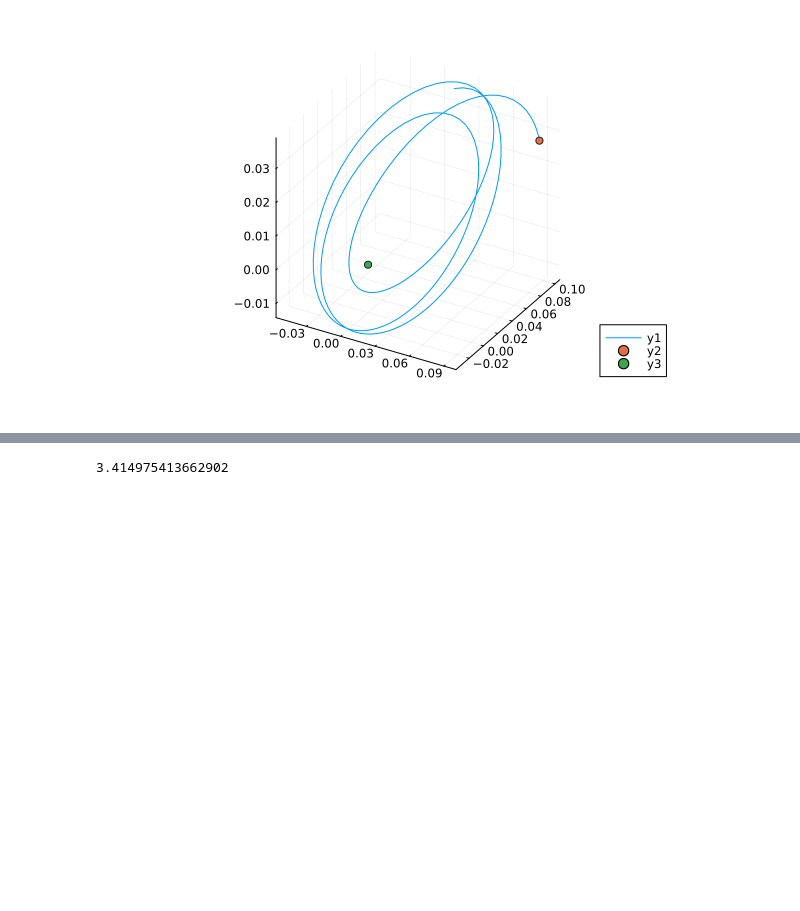
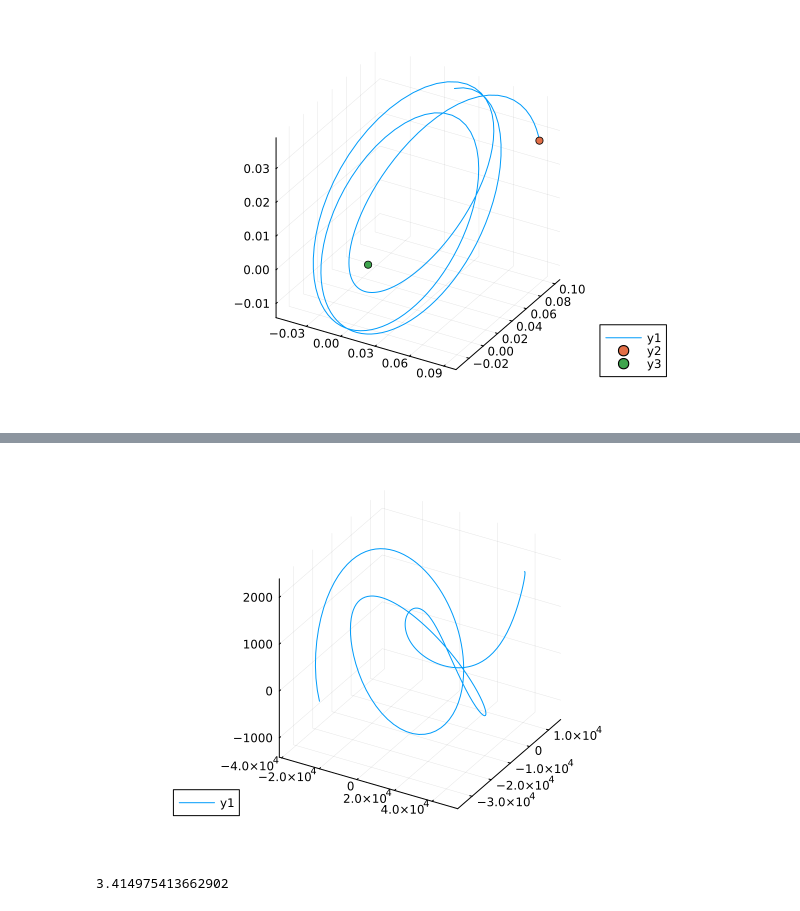
Before and after one commit to vegaf1/convex_mpc_stationkeeping, a Jupyter notebook: ephemeris_spice_moon.ipynb, the cells around one changed output, grey strips where cells are left out. Cells and saved outputs as stored; diff of their text form; code cells hidden in the pictures; blank space fills up the shorter version.

```diff
--- a/ephemeris_spice_moon.ipynb
+++ b/ephemeris_spice_moon.ipynb
@@ -336,3 +348,26 @@ scatter!([0], [0], [0])
+# %%
+#convert all states onto rotating frame
+all_states_converted = zeros(size(all_states))
+
+for i=1:size(all_states)[2]
+
+    C, θ_dot = get_transformation(sol.t[i]*t_star)
+
+    C̄ = [θ_dot.*C[:,2] -θ_dot.*C[:,1]]
+
+    #transformation matrix
+    C̃ = [C zeros(3,3); C̄ zeros(3) C]
+
+    all_states_scaled = [all_states[1:3, i]*l_star; all_states[4:6, i]*(l_star/t_star)]
+
+    all_states_converted[:,i] = C̃'*all_states_scaled
+
+end
+# %%
+plot(all_states_converted[1,:], all_states_converted[2,:], all_states_converted[3,:])
+scatter!([all_states_converted[1,1]], [all_states_converted[2,1]], [all_states_converted[3,:]])
+# %% [output]
+[figure, added]
 # %%
 using DelimitedFiles
 xtraj  = readdlm("xtraj.txt", '\t', Float64, '\n')
```
Also changed, not shown: parts of 11 cells of this notebook, 4 other files.
